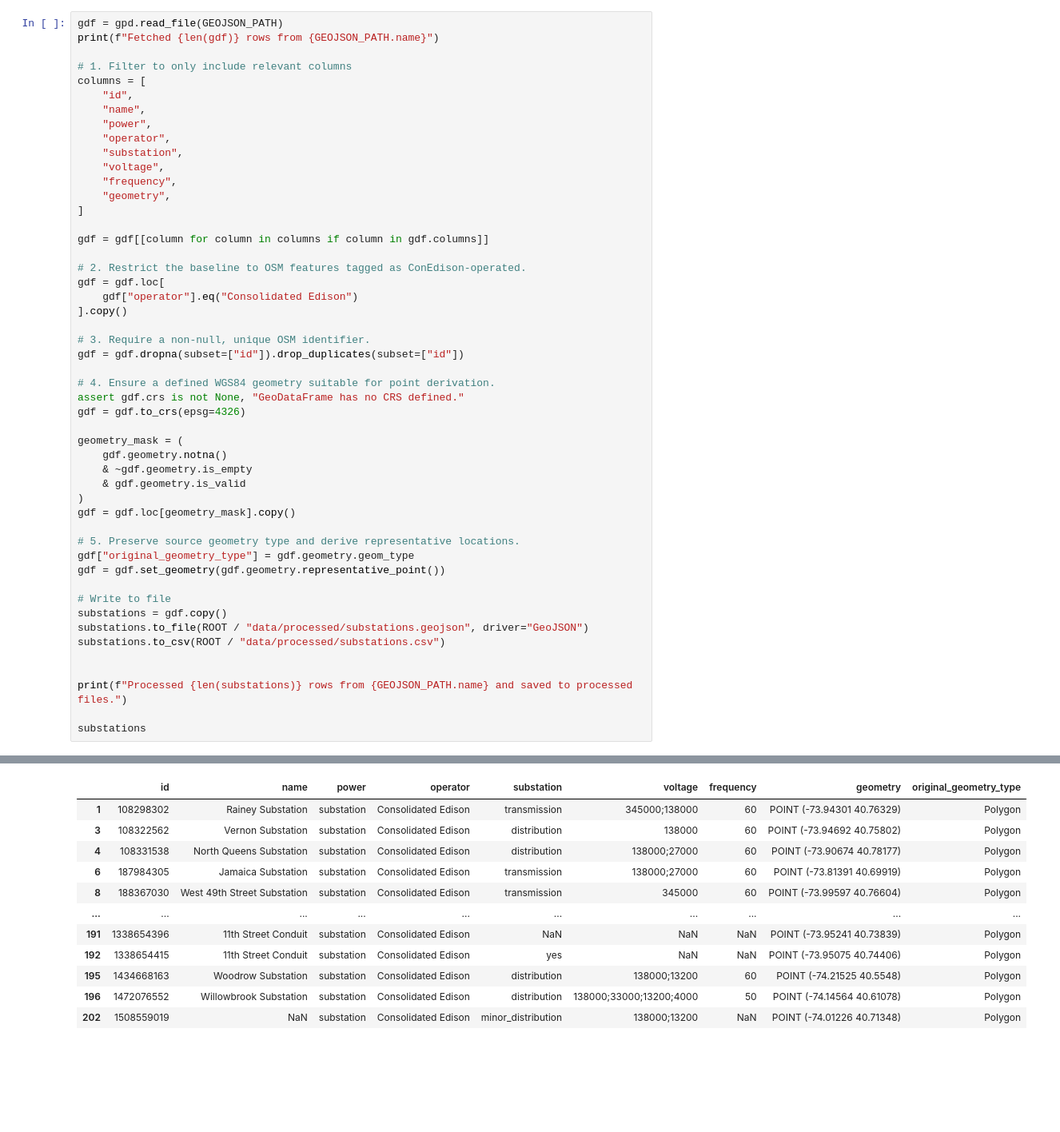
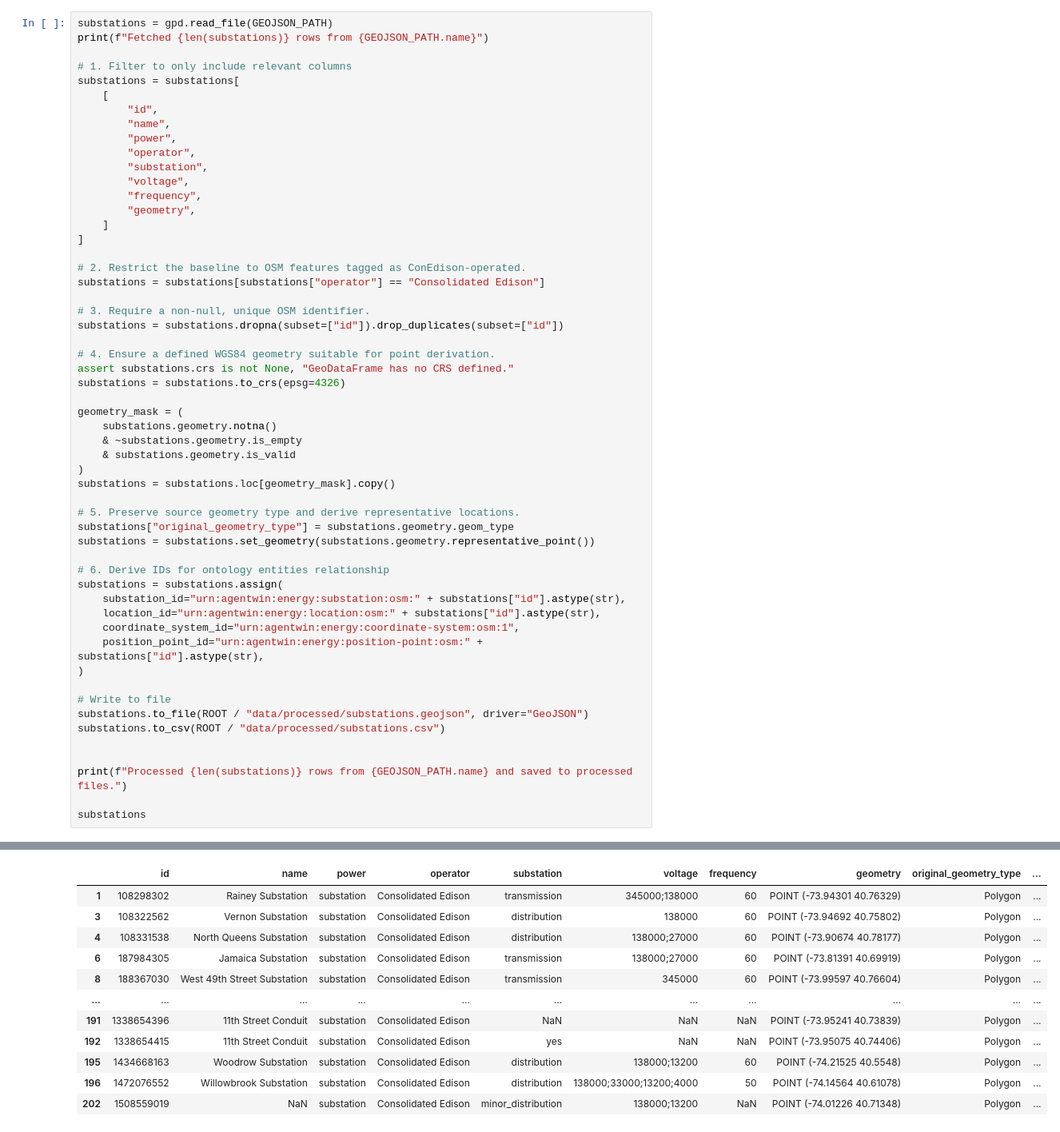
Before and after one commit to HenriKCorrea/agentwin-dataset, a Jupyter notebook: notebooks/substations.ipynb, the cells around one changed output, grey strips where cells are left out. Shown at 80% size. Saved outputs shown, nothing was run; the diff lists cells and outputs as text; blank space fills up the shorter version.

Commit message:
feat: derive substations ontology tables

```diff
--- a/notebooks/substations.ipynb
+++ b/notebooks/substations.ipynb
@@ -140,67 +140,72 @@ The raw OSM extract requires five cleaning steps before it can be used as the ba
 4. **Validate geometry** - Geometries are confirmed non-null, non-empty, valid, and expressed in WGS84 (EPSG:4326), the implicit CRS of GeoJSON per RFC 7946.
 5. **Derive a representative point** - OSM substations may be mapped as points, polygons, or other geometry types depending on how contributors surveyed them. The original geometry type is preserved in `original_geometry_type`, and a single representative point is derived for consistent downstream use.
 # %%
-gdf = gpd.read_file(GEOJSON_PATH)
-print(f"Fetched {len(gdf)} rows from {GEOJSON_PATH.name}")
+substations = gpd.read_file(GEOJSON_PATH)
+print(f"Fetched {len(substations)} rows from {GEOJSON_PATH.name}")
 
 # 1. Filter to only include relevant columns
-columns = [
-    "id",
-    "name",
-    "power",
-    "operator",
-    "substation",
-    "voltage",
-    "frequency",
-    "geometry",
+substations = substations[
+    [
+        "id",
+        "name",
+        "power",
+        "operator",
+        "substation",
+        "voltage",
+        "frequency",
+        "geometry",
+    ]
 ]
 
-gdf = gdf[[column for column in columns if column in gdf.columns]]
-
 # 2. Restrict the baseline to OSM features tagged as ConEdison-operated.
-gdf = gdf.loc[
-    gdf["operator"].eq("Consolidated Edison")
-].copy()
+substations = substations[substations["operator"] == "Consolidated Edison"]
 
 # 3. Require a non-null, unique OSM identifier.
-gdf = gdf.dropna(subset=["id"]).drop_duplicates(subset=["id"])
+substations = substations.dropna(subset=["id"]).drop_duplicates(subset=["id"])
 
 # 4. Ensure a defined WGS84 geometry suitable for point derivation.
-assert gdf.crs is not None, "GeoDataFrame has no CRS defined."
-gdf = gdf.to_crs(epsg=4326)
+assert substations.crs is not None, "GeoDataFrame has no CRS defined."
+substations = substations.to_crs(epsg=4326)
 
 geometry_mask = (
-    gdf.geometry.notna()
-    & ~gdf.geometry.is_empty
-    & gdf.geometry.is_valid
+    substations.geometry.notna()
+    & ~substations.geometry.is_empty
+    & substations.geometry.is_valid
 )
-gdf = gdf.loc[geometry_mask].copy()
+substations = substations.loc[geometry_mask].copy()
 
 # 5. Preserve source geometry type and derive representative locations.
-gdf["original_geometry_type"] = gdf.geometry.geom_type
-gdf = gdf.set_geometry(gdf.geometry.representative_point())
+substations["original_geometry_type"] = substations.geometry.geom_type
+substations = substations.set_geometry(substations.geometry.representative_point())
+
+# 6. Derive IDs for ontology entities relationship
+substations = substations.assign(
+    substation_id="urn:agentwin:energy:substation:osm:" + substations["id"].astype(str),
+    location_id="urn:agentwin:energy:location:osm:" + substations["id"].astype(str),
+    coordinate_system_id="urn:agentwin:energy:coordinate-system:osm:1",
+    position_point_id="urn:agentwin:energy:position-point:osm:" + substations["id"].astype(str),
+)
 
 # Write to file
-substations = gdf.copy()
 substations.to_file(ROOT / "data/processed/substations.geojson", driver="GeoJSON")
 substations.to_csv(ROOT / "data/processed/substations.csv")
 
 
 print(f"Processed {len(substations)} rows from {GEOJSON_PATH.name} and saved to processed files.")
 
 substations
 # %% [output]
 Fetched 204 rows from osm_substations.geojson
 Processed 104 rows from osm_substations.geojson and saved to processed files.
-|  | id | name | power | operator | substation | voltage | frequency | geometry | original_geometry_type |
-| 1 | 108298302 | Rainey Substation | substation | Consolidated Edison | transmission | 345000;138000 | 60 | POINT (-73.94301 40.76329) | Polygon |
-| 3 | 108322562 | Vernon Substation | substation | Consolidated Edison | distribution | 138000 | 60 | POINT (-73.94692 40.75802) | Polygon |
-| 4 | 108331538 | North Queens Substation | substation | Consolidated Edison | distribution | 138000;27000 | 60 | POINT (-73.90674 40.78177) | Polygon |
-| 6 | 187984305 | Jamaica Substation | substation | Consolidated Edison | transmission | 138000;27000 | 60 | POINT (-73.81391 40.69919) | Polygon |
-| 8 | 188367030 | West 49th Street Substation | substation | Consolidated Edison | transmission | 345000 | 60 | POINT (-73.99597 40.76604) | Polygon |
-| ... | ... | ... | ... | ... | ... | ... | ... | ... | ... |
-| 191 | 1338654396 | 11th Street Conduit | substation | Consolidated Edison | NaN | NaN | NaN | POINT (-73.95241 40.73839) | Polygon |
-| 192 | 1338654415 | 11th Street Conduit | substation | Consolidated Edison | yes | NaN | NaN | POINT (-73.95075 40.74406) | Polygon |
-| 195 | 1434668163 | Woodrow Substation | substation | Consolidated Edison | distribution | 138000;13200 | 60 | POINT (-74.21525 40.5548) | Polygon |
-| 196 | 1472076552 | Willowbrook Substation | substation | Consolidated Edison | distribution | 138000;33000;13200;4000 | 50 | POINT (-74.14564 40.61078) | Polygon |
-| 202 | 1508559019 | NaN | substation | Consolidated Edison | minor_distribution | 138000;13200 | NaN | POINT (-74.01226 40.71348) | Polygon |
+|  | id | name | power | operator | substation | voltage | frequency | geometry | original_geometry_type | ... |
+| 1 | 108298302 | Rainey Substation | substation | Consolidated Edison | transmission | 345000;138000 | 60 | POINT (-73.94301 40.76329) | Polygon | ... |
+| 3 | 108322562 | Vernon Substation | substation | Consolidated Edison | distribution | 138000 | 60 | POINT (-73.94692 40.75802) | Polygon | ... |
+| 4 | 108331538 | North Queens Substation | substation | Consolidated Edison | distribution | 138000;27000 | 60 | POINT (-73.90674 40.78177) | Polygon | ... |
+| 6 | 187984305 | Jamaica Substation | substation | Consolidated Edison | transmission | 138000;27000 | 60 | POINT (-73.81391 40.69919) | Polygon | ... |
+| 8 | 188367030 | West 49th Street Substation | substation | Consolidated Edison | transmission | 345000 | 60 | POINT (-73.99597 40.76604) | Polygon | ... |
+| ... | ... | ... | ... | ... | ... | ... | ... | ... | ... | ... |
+| 191 | 1338654396 | 11th Street Conduit | substation | Consolidated Edison | NaN | NaN | NaN | POINT (-73.95241 40.73839) | Polygon | ... |
+| 192 | 1338654415 | 11th Street Conduit | substation | Consolidated Edison | yes | NaN | NaN | POINT (-73.95075 40.74406) | Polygon | ... |
+| 195 | 1434668163 | Woodrow Substation | substation | Consolidated Edison | distribution | 138000;13200 | 60 | POINT (-74.21525 40.5548) | Polygon | ... |
+| 196 | 1472076552 | Willowbrook Substation | substation | Consolidated Edison | distribution | 138000;33000;13200;4000 | 50 | POINT (-74.14564 40.61078) | Polygon | ... |
+| 202 | 1508559019 | NaN | substation | Consolidated Edison | minor_distribution | 138000;13200 | NaN | POINT (-74.01226 40.71348) | Polygon | ... |
```
Also changed, not shown: parts of 7 cells of this notebook, 2 other files.
